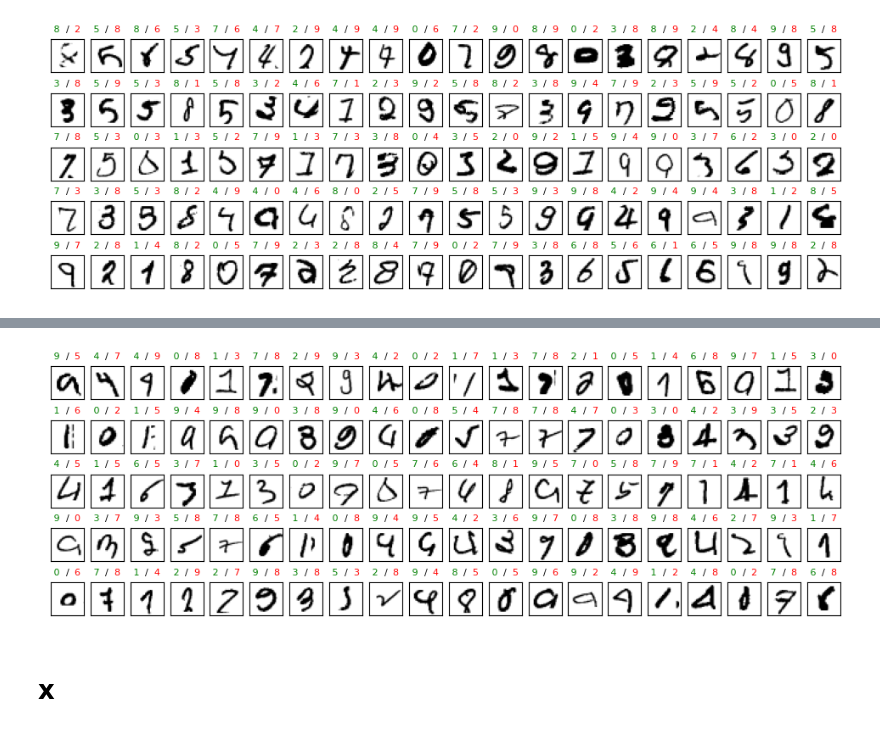
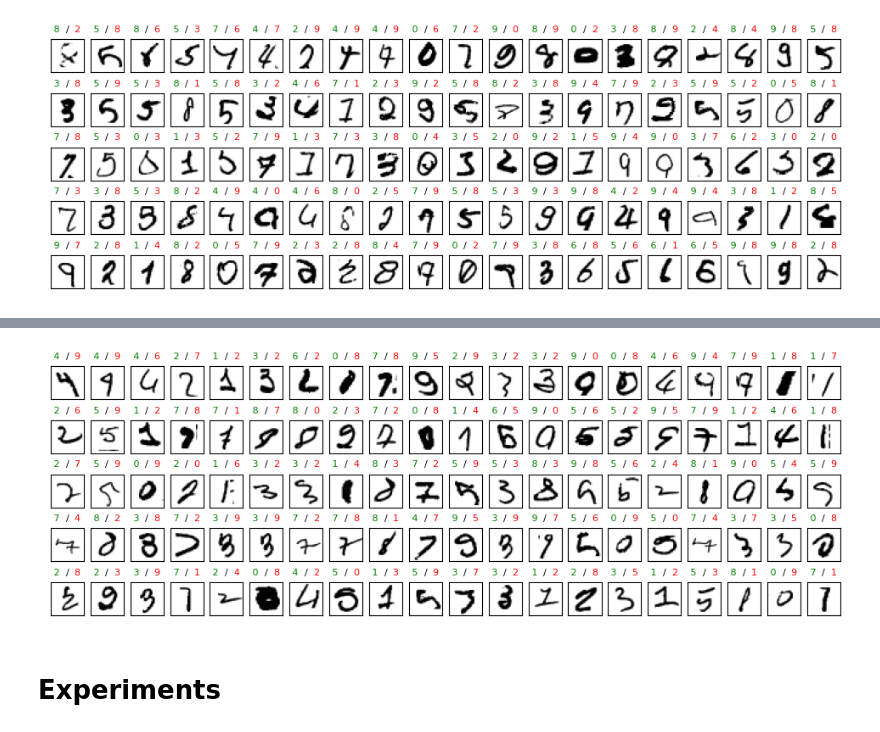
Before and after one commit to frankausberlin/notebook-collection, a Jupyter notebook: backpropagationnotebook.ipynb, the cells around one changed output, grey strips where cells are left out. Cells and saved outputs as stored; diff of their text form; code cells hidden in the pictures.

Commit message:
Cosmetics, seed mechanic, training output short

```diff
--- a/backpropagationnotebook.ipynb
+++ b/backpropagationnotebook.ipynb
@@ -313,8 +316,9 @@ class Model_V3:
     Model_V3.losses       : dict   - collection with loss-functions
     Model_V3.derivations  : dict   - collection with loss-derivations
     layers                : list   - the model layers
-    loss                  : lambda - loss-function
-    loss_                 : lambda - loss-derivation
+    lossfn                : lambda - loss-function
+    lossfn_               : lambda - loss-derivation
+    loss                  : string - loss id string
     -- Functions --
     __init__              : creates this object
     __call__              : the output of the last layer
@@ -329,7 +333,7 @@ class Model_V3:
       layers: parameter - Perceptrons-objects
       loss  : string    - loss-function as string
     """
-    self.layers, self.lossfn, self.lossfn_ = layers, Model_V3.losses[loss], Model_V3.losses_[loss]
+    self.layers, self.lossfn, self.lossfn_, self.loss = layers, Model_V3.losses[loss], Model_V3.losses_[loss], loss
 
   def __call__(self, x):
     """ call-function for a batch of inputs
@@ -686,13 +748,14 @@ Time total: 0.00
 #@markdown > _Optimization_: offers a method to improve predictions.<br>
 #@markdown > _Training_ - one function to train the model with data.<br>
 #@markdown > _Information_ - output of time, loss and accuracy during the training.<br>
+#@markdown > _Seed_ - mechanism to reproduce a training for a specific model.<br>
 #@markdown > _Pytorch_ - use as much as possible from pytorch but try to maintain the basic structure.<br>
 #@markdown > _Cuda_ - allow cuda.<br>
 import                        time, torch.nn as nn, torch.optim as optim
 from numpy            import  sum, mean, argmax, array, eye, max, min, float64
 from numpy.random     import  shuffle
-from torch            import  tensor, sigmoid, no_grad, device
-
+from torch            import  tensor, no_grad, device, manual_seed, nn
+manual_seed (42)
 
 class MLP (nn.Module):
   """ A multi layer perceptron model - nn.Module
@@ -717,9 +780,10 @@ class MLP (nn.Module):
     forward : the forward part - used in __call__ by nn.Module
     error   : delivers the loss for x and t with deactivated autograd
   """
-  activations  = { 'si' : sigmoid}
+  activations = { 'si' : nn.Sigmoid(), 're': nn.ReLU(), 'ta': nn.Tanh(), 'so': nn.Softmax(dim=1)}
+  lossfns     = { 'mse': nn.MSELoss (reduction="mean"), 'ce': nn.CrossEntropyLoss()}
 
-  def __init__(self,structure, activations, tryCuda=False):
+  def __init__(self, structure, activations, tryCuda=False, loss='mse'):
     """ Creates the model-object
       * creates the layers: nn.Linear
       * simple creation mechanism:
@@ -740,8 +804,9 @@ class MLP (nn.Module):
     dev             = device("cuda" if cuda.is_available() else "cpu") if tryCuda else device('cpu')
     self.layers     = nn.ModuleList( [nn.Linear (s,structure[i+1],device=dev) for i,s in enumerate(structure[:-1])])
     self.activation = [MLP.activations[a.strip()] for a in activations.split (',')]
-    self.lossfn     = None
+    self.lossfn     = self.lossfns[loss]
     self.optimizer  = None
+    self.mseed      = f'({str(structure)}, "{activations}", "{loss}")'
 
   def forward(self, x):
     """ do the forward part
@@ -763,7 +828,6 @@ class MLP (nn.Module):
       t     : tensor  - target to compare
       return: float64 - loss value
     """
-    if self.lossfn is None: self.lossfn = nn.MSELoss (reduction="mean")
     return float64(self.lossfn (self(x),t).cpu().data.numpy())
 
   def optimize (self, x, t, lr):
@@ -783,7 +847,7 @@ class MLP (nn.Module):
     # calculate los
     loss = self.lossfn (y, t)
 
-    # using the autograd mechanism to calculate gradients (=deltas)
+    # using the autograd mechanism to calculate gradients (=deltas*ys)
     self.optimizer.zero_grad ()
     loss.backward ()
 
@@ -820,6 +884,9 @@ class MLP (nn.Module):
       evals  : Batches - optional batch-iterator for evaluation-data
       return : float   - loss last epoch
     """
+    # build mtseed
+    self.tmseed = f'({lr}, {batches.bs}, {epochs}), {self.mseed}'
+
     # function-object for print infos
     self.info = TrainingInfos (self, lineLimit)
 
@@ -834,6 +901,9 @@ class MLP (nn.Module):
 
       # print trainings infos
       self.info (e+1,epochs,batches,evals)
+
+    # for experiment
+    if lineLimit == -1: return self.info.acc, self.info.acc_eval
 
     return error
 
@@ -957,7 +1042,8 @@ except NameError: print ("please run code cell 'plot fails' first...")
 else:
 
   # play with me
-  eta, bs, epochs = 0.63, 10000, 100000
+  eta, bs, epochs = 0.07, 5000, 1000
+  m               = MLP ( (28*28, 500, 200, 25, 10), "re, ta, ta, so", loss='ce', tryCuda=True)
 
   # mnist data
   ds_train  = datasets.MNIST (root="data", train=True,  download=True)
@@ -966,9 +1052,8 @@ else:
   evals     = Batches ( (ds_test. data.numpy(), ds_test. targets.numpy()), tryCuda=True)
   bigtrain  = Batches ( (ds_train.data.numpy(), ds_train.targets.numpy()), tryCuda=True)
 
-  # create model (version 5) and train the data
-  m = MLP   ( (28*28, 256, 128, 32, 10), "si, si, si, si", tryCuda=True)
-  m.  train ( train, epochs, eta, evals )
+  # train the data with model (version 5)
+  m.train ( train, epochs, eta, evals )
 
   plot_fails (m, next(bigtrain), columns=20, rows=5)
 # %% [output]
@@ -990,5 +1075,5 @@ fails total: 115 (60000)
 title: expected / predicted
 first 100 ...
-[figure, old version]
+[figure, new version]
 # %% [markdown]
-# x
+# Experiments
```
Also changed, not shown: parts of 11 cells of this notebook.
